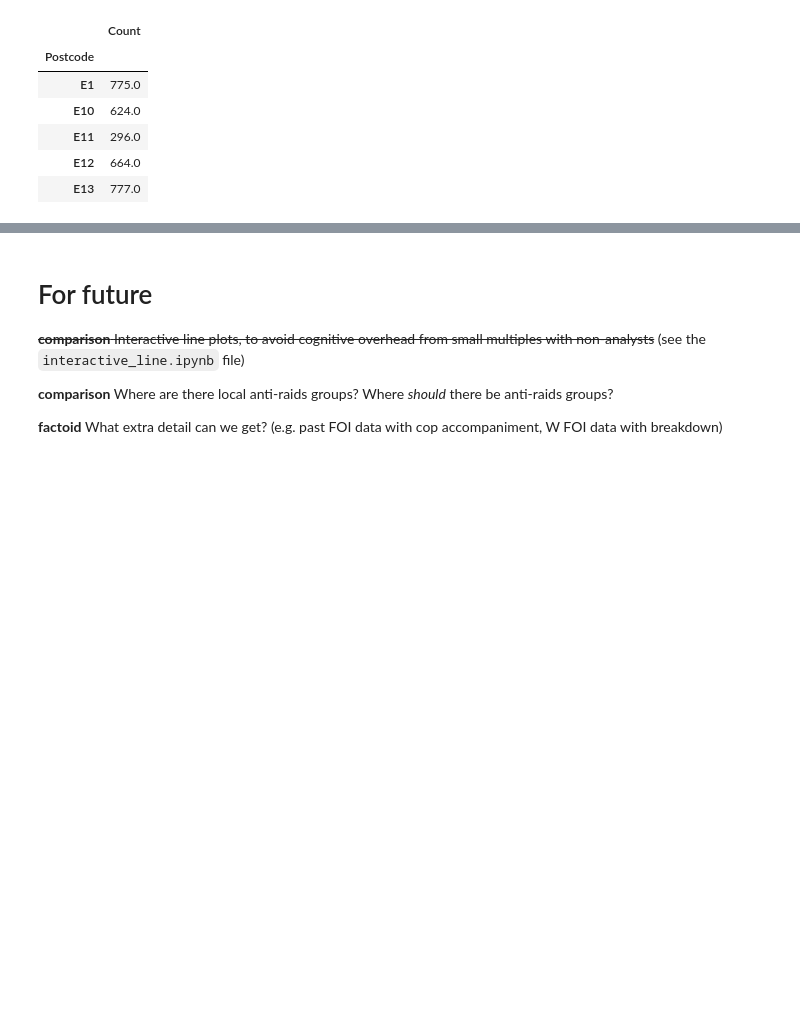
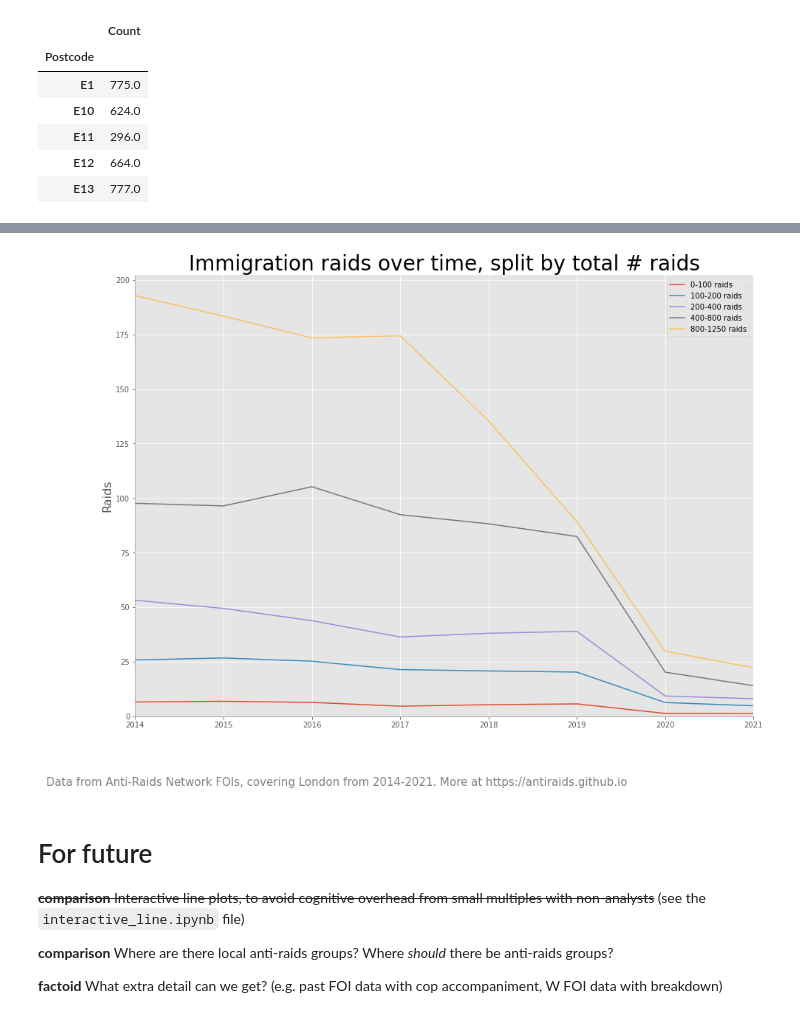
Before and after one commit to antiraids/london-immigration-raids-map, a Jupyter notebook: TellingTheStory.ipynb, the cells around one changed output, grey strips where cells are left out. Saved outputs shown, nothing was run; the diff lists cells and outputs as text; code cells hidden in the pictures; blank space fills up the shorter version.

```diff
--- a/TellingTheStory.ipynb
+++ b/TellingTheStory.ipynb
@@ -200,6 +212,7 @@ ax = sns.scatterplot(x="nonwhite_rate", y="Rate", size="Residents", sizes=(20, 6
 plt.title('Rate of immigration raids in an area,\nvs proportion of non-white residents')
 plt.ylabel('Raids per 1000 residents')
 plt.xlabel('Non-white resident %')
+ax.xaxis.set_major_formatter(mtick.PercentFormatter(xmax=1, decimals=0))
 # Label only the high points, to avoid bottom-left getting very messy
 to_number = 20
 for line in range(to_number):
@@ -452,3 +484,25 @@ This works! Mostly the raids didn't change much over time, until the precipitous
+# %%
+fig_slc, ax_slc = plt.subplots()
+ax_slc.set_xticks(range(first_yr, last_yr+1))
+ax_slc.set_ylabel('Raids')
+ax_slc.set_title("Immigration raids over time, split by total # raids")
+
+buckets = [0, 100, 200, 400, 800, 1250]
+for i, el in enumerate(buckets[:-1]):
+    # print(i, el)
+    slc = raid_total[buckets[i] <= raid_total['Count']]
+    slc = slc[slc['Count'] < buckets[i+1]]
+    slc_by_yr = raids[raids['Postcode'].isin(slc.index)].groupby('Year').mean()
+    ax_slc.plot(slc_by_yr, label=f'{el}-{buckets[i+1]} raids')
+    # raids[raids['Postcode'].isin(slc.index)].groupby('Year').mean().plot(ax=ax_slc, label=str(el))
+ax_slc.set_ylim(0)
+ax_slc.set_xlim(first_yr, last_yr)
+ax_slc.legend()
+
+plt.annotate(watermark_str, (0.01, 0.01), xycoords='figure fraction', color='grey', fontsize=15)
+plt.savefig('Outputs\\Raids_change_grouped.png')
+# %% [output]
+[figure, added]
 # %% [markdown]
 # For future
 
```
Also changed, not shown: parts of 5 cells of this notebook, 6 other files.
